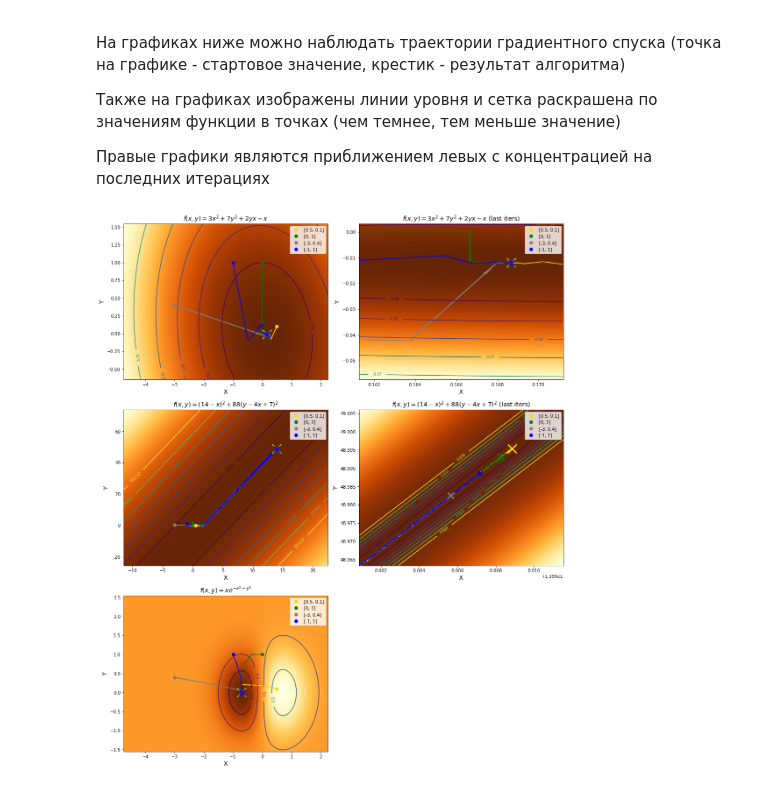
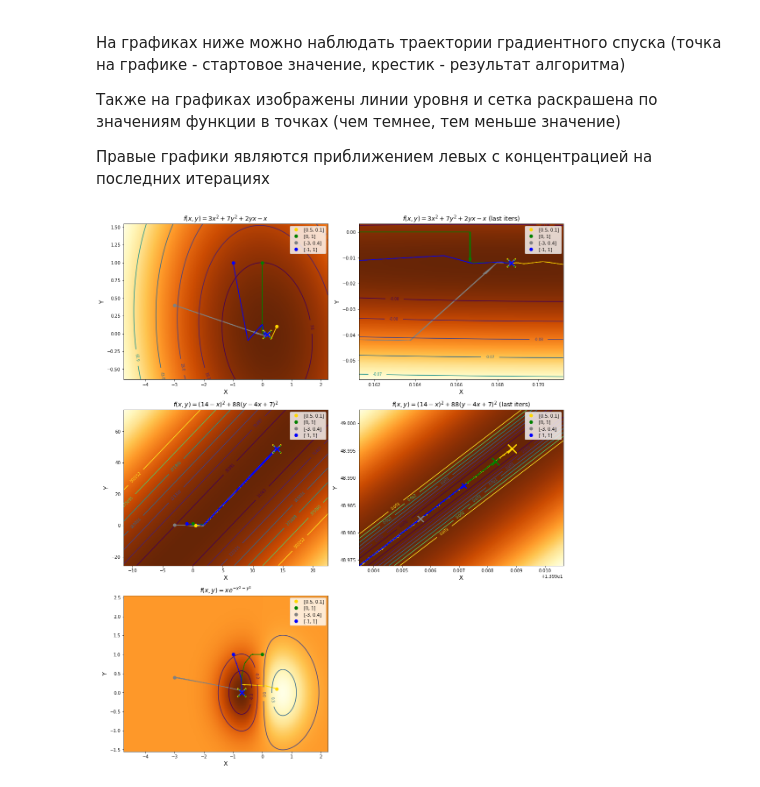
Before and after one commit to Mervap/OptimizationMethods, a Jupyter notebook: lab1/report.ipynb, the cells around one changed output. Saved outputs shown, nothing was run; the diff lists cells and outputs as text; code cells hidden in the pictures.

```diff
--- a/lab1/report.ipynb
+++ b/lab1/report.ipynb
@@ -335,17 +335,17 @@ fig.tight_layout()
 # %%
 params = [
     [(f1_str, 100, 0, 0), (f1_str + ' (last iters)', 10, 0, 0)],
-    [(f2_str, 100, 0, 0), (f2_str + ' (last iters)', 5, 0, 0)],
+    [(f2_str, 100, 0, 0), (f2_str + ' (last iters)', 1, 0, 0)],
     [(f3_str, 100, 0, 2.1)],
 ]
 
 fig = plt.figure(figsize=(15, 35))
 i = 0
 for j in range(len(task2_fun)):
     test = task2_fun[j]
     for (title, per, x_expand, y_expand) in params[j]:
         i = i + 1
         plot_graph(i, fig, opts[j], sts, mns[j], title, per, x_expand, y_expand)
 fig.tight_layout()
 # %% [output]
-[figure, old version]
+[figure, new version]
```
Also changed, not shown: 1 other file.
